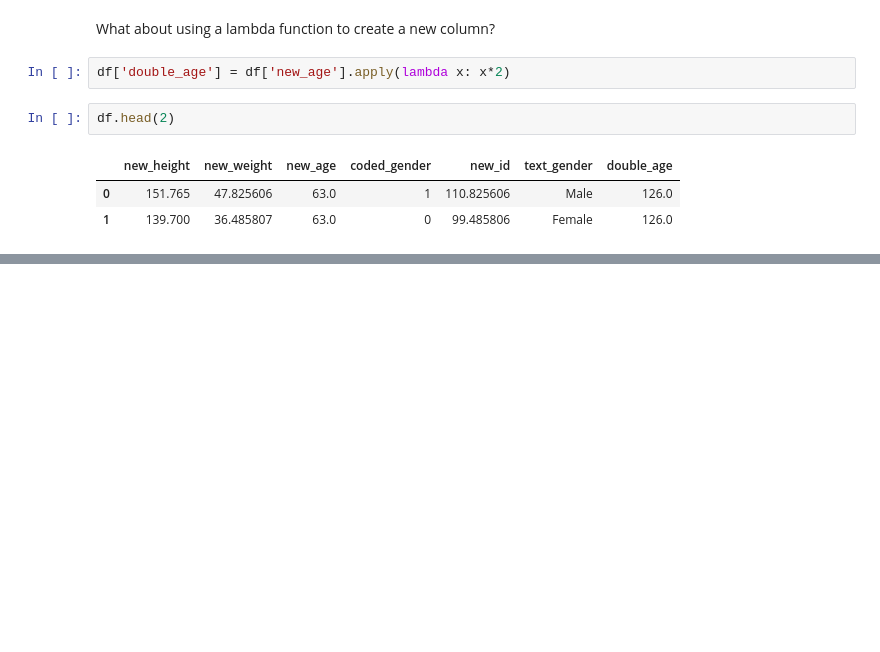
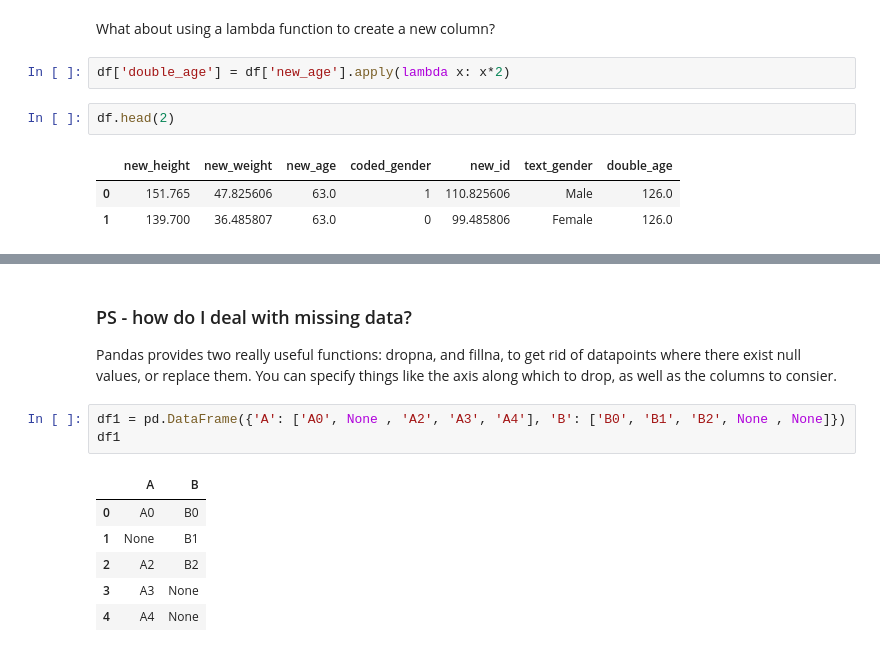
Before and after one commit to ciyer/pandas-intro, a Jupyter notebook: lessons/pandas-for-python-users.ipynb, the cells around one changed output, grey strips where cells are left out. Saved outputs shown, nothing was run; the diff lists cells and outputs as text; blank space fills up the shorter version.

```diff
--- a/lessons/pandas-for-python-users.ipynb
+++ b/lessons/pandas-for-python-users.ipynb
@@ -431,0 +564,13 @@ What about multiple dataframes that I want to work with together?
+# %% [markdown]
+### PS - how do I deal with missing data?
+Pandas provides two really useful functions: dropna, and fillna, to get rid of datapoints where there exist null values, or replace them. You can specify things like the axis along which to drop, as well as the columns to consier.
+# %%
+df1 = pd.DataFrame({'A': ['A0', None , 'A2', 'A3', 'A4'], 'B': ['B0', 'B1', 'B2', None , None]})
+df1
+# %% [output]
+|  | A | B |
+| 0 | A0 | B0 |
+| 1 | None | B1 |
+| 2 | A2 | B2 |
+| 3 | A3 | None |
+| 4 | A4 | None |
```
Also changed, not shown: parts of 36 cells of this notebook.
